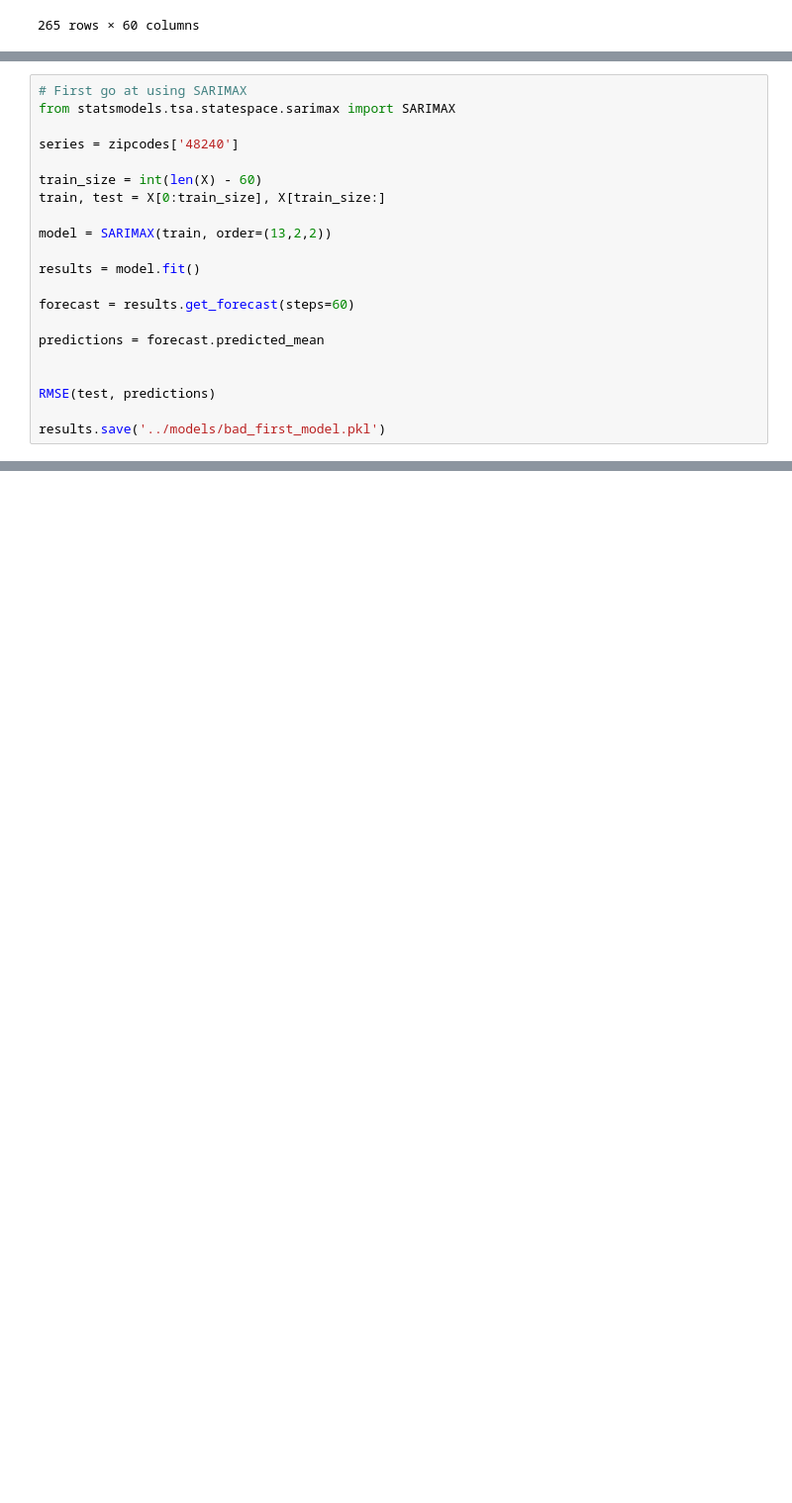
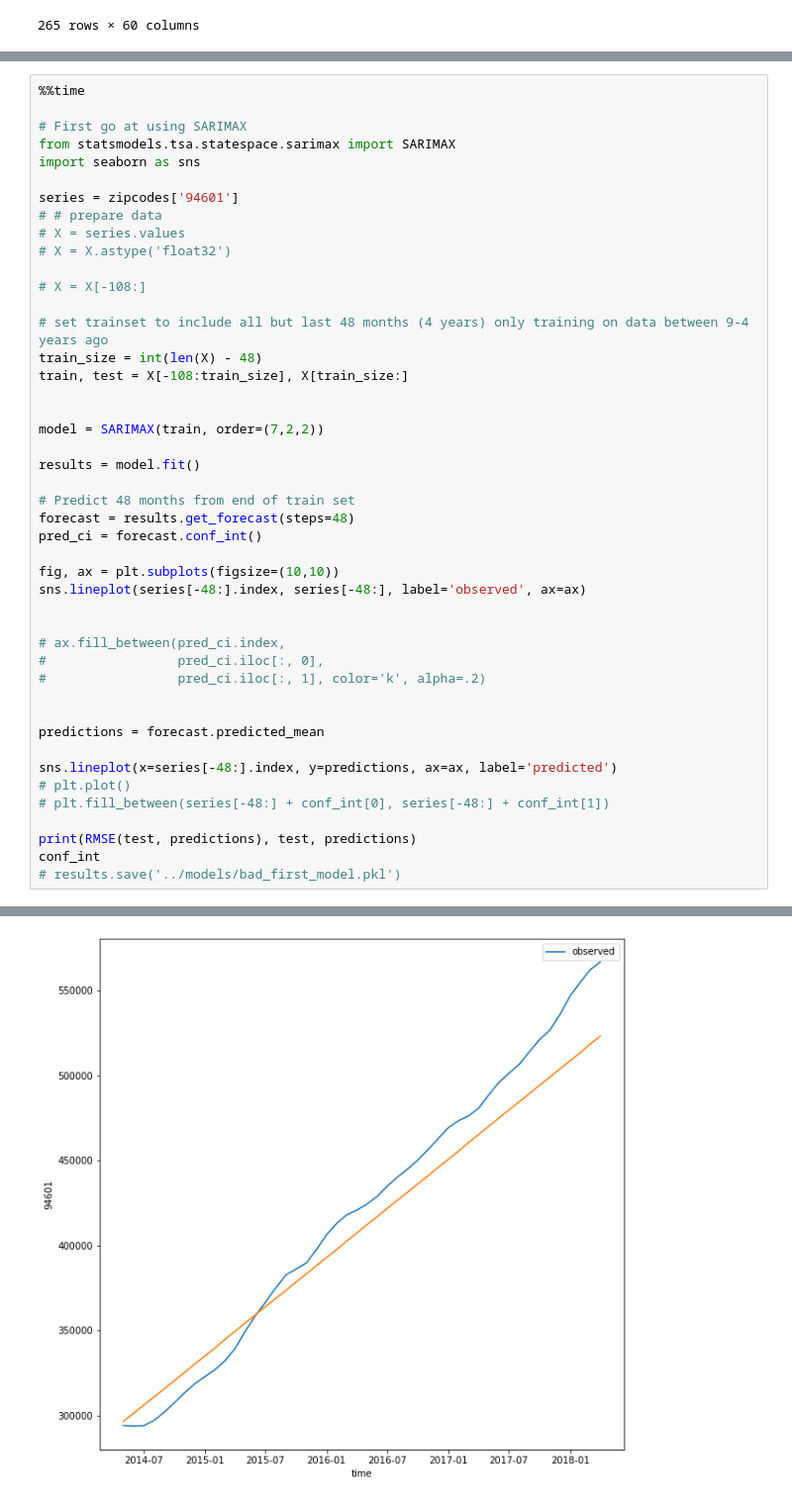
Before and after one commit to anewt225/mod_4_project, a Jupyter notebook: notebooks/Models.ipynb, the cells around one changed output, grey strips where cells are left out. Shown: that part at 99% size. Saved outputs shown, nothing was run; the diff lists cells and outputs as text; blank space fills up the shorter version.

```diff
--- a/notebooks/Models.ipynb
+++ b/notebooks/Models.ipynb
@@ -1042,21 +1099,46 @@ zipcodes
 # %%
+%%time
+
 # First go at using SARIMAX
 from statsmodels.tsa.statespace.sarimax import SARIMAX
+import seaborn as sns
 
-series = zipcodes['48240']
+series = zipcodes['94601']
+# # prepare data
+# X = series.values
+# X = X.astype('float32')
 
-train_size = int(len(X) - 60)
-train, test = X[0:train_size], X[train_size:]
+# X = X[-108:]
 
-model = SARIMAX(train, order=(13,2,2))
+# set trainset to include all but last 48 months (4 years) only training on data between 9-4 years ago
+train_size = int(len(X) - 48)
+train, test = X[-108:train_size], X[train_size:]
+
+
+model = SARIMAX(train, order=(7,2,2))
 
 results = model.fit()
 
-forecast = results.get_forecast(steps=60)
+# Predict 48 months from end of train set
+forecast = results.get_forecast(steps=48)
+pred_ci = forecast.conf_int()
+
+fig, ax = plt.subplots(figsize=(10,10))
+sns.lineplot(series[-48:].index, series[-48:], label='observed', ax=ax)
+
+
+# ax.fill_between(pred_ci.index,
+#                 pred_ci.iloc[:, 0],
+#                 pred_ci.iloc[:, 1], color='k', alpha=.2)
+
 
 predictions = forecast.predicted_mean
 
+sns.lineplot(x=series[-48:].index, y=predictions, ax=ax, label='predicted')
+# plt.plot()
+# plt.fill_between(series[-48:] + conf_int[0], series[-48:] + conf_int[1])
 
-RMSE(test, predictions)
-
-results.save('../models/bad_first_model.pkl')
+print(RMSE(test, predictions), test, predictions)
+conf_int
+# results.save('../models/bad_first_model.pkl')
+# %% [output]
@@ -1062,0 +1174 @@ results.save('../models/bad_first_model.pkl')
+[figure, added]
```
Also changed, not shown: parts of 12 cells of this notebook.
